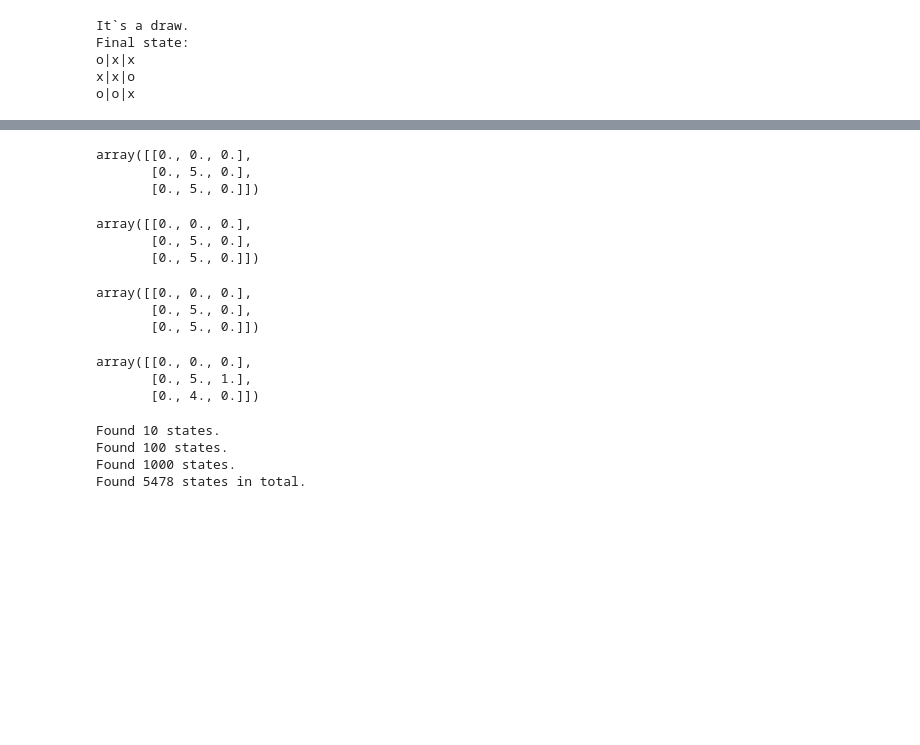
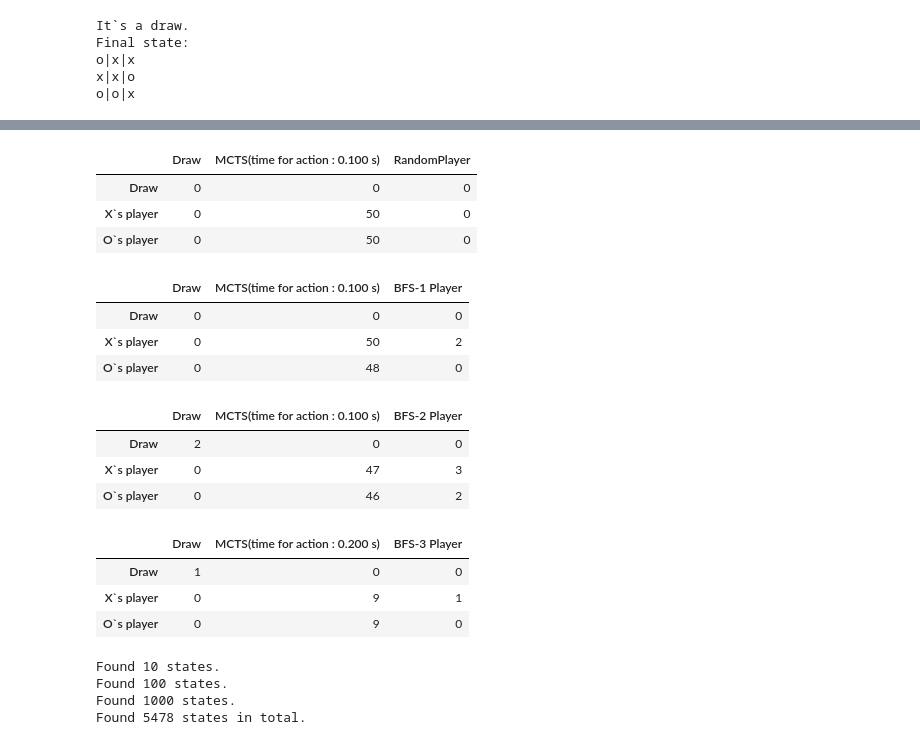
Before and after one commit to Nik9kin/RL9, a Jupyter notebook: notebooks/MCTS.ipynb, the cells around one changed output, grey strips where cells are left out. Cells and saved outputs as stored; diff of their text form; code cells hidden in the pictures; blank space fills up the shorter version.

```diff
--- a/notebooks/MCTS.ipynb
+++ b/notebooks/MCTS.ipynb
@@ -50,36 +50,64 @@ Final state:
 np.int64(2)
 # %%
-manager = GameManager(ConnectFour(), MCTS(ConnectFour().start()), RandomPlayer(), n_plays=10, shuffling='circular')
+manager = GameManager(
+    ConnectFour(),
+    MCTS(ConnectFour().start(), time_for_action=0.1),
+    RandomPlayer(),
+    n_plays=100,
+    shuffling='circular'
+)
 results = manager.run(verbose=True)
 results["winners matrix"]
 # %% [output]
-array([[0., 0., 0.],
-       [0., 5., 0.],
-       [0., 5., 0.]])
+|  | Draw | MCTS(time for action : 0.100 s) | RandomPlayer |
+| Draw | 0 | 0 | 0 |
+| X`s player | 0 | 50 | 0 |
+| O`s player | 0 | 50 | 0 |
 # %%
-manager = GameManager(ConnectFour(), MCTS(ConnectFour().start()), BFSPlayer(1), n_plays=10, shuffling='circular')
+manager = GameManager(
+    ConnectFour(),
+    MCTS(ConnectFour().start(), time_for_action=0.1),
+    BFSPlayer(1),
+    n_plays=100,
+    shuffling='circular'
+)
 results = manager.run(verbose=True)
 results["winners matrix"]
 # %% [output]
-array([[0., 0., 0.],
-       [0., 5., 0.],
-       [0., 5., 0.]])
+|  | Draw | MCTS(time for action : 0.100 s) | BFS-1 Player |
+| Draw | 0 | 0 | 0 |
+| X`s player | 0 | 50 | 2 |
+| O`s player | 0 | 48 | 0 |
 # %%
-manager = GameManager(ConnectFour(), MCTS(ConnectFour().start()), BFSPlayer(2), n_plays=10, shuffling='circular')
+manager = GameManager(
+    ConnectFour(),
+    MCTS(ConnectFour().start(), time_for_action=0.1),
+    BFSPlayer(2),
+    n_plays=100,
+    shuffling='circular'
+)
 results = manager.run(verbose=True)
 results["winners matrix"]
 # %% [output]
-array([[0., 0., 0.],
-       [0., 5., 0.],
-       [0., 5., 0.]])
+|  | Draw | MCTS(time for action : 0.100 s) | BFS-2 Player |
+| Draw | 2 | 0 | 0 |
+| X`s player | 0 | 47 | 3 |
+| O`s player | 0 | 46 | 2 |
 # %%
-manager = GameManager(ConnectFour(), MCTS(ConnectFour().start()), BFSPlayer(3), n_plays=10, shuffling='circular')
+manager = GameManager(
+    ConnectFour(),
+    MCTS(ConnectFour().start(), time_for_action=0.2),
+    BFSPlayer(3),
+    n_plays=20,
+    shuffling='circular'
+)
 results = manager.run(verbose=True)
 results["winners matrix"]
 # %% [output]
-array([[0., 0., 0.],
-       [0., 5., 1.],
-       [0., 4., 0.]])
+|  | Draw | MCTS(time for action : 0.200 s) | BFS-3 Player |
+| Draw | 1 | 0 | 0 |
+| X`s player | 0 | 9 | 1 |
+| O`s player | 0 | 9 | 0 |
 # %%
 from agent.player import DFSPlayer
 
```
Also changed, not shown: parts of 8 cells of this notebook, 8 other files.
